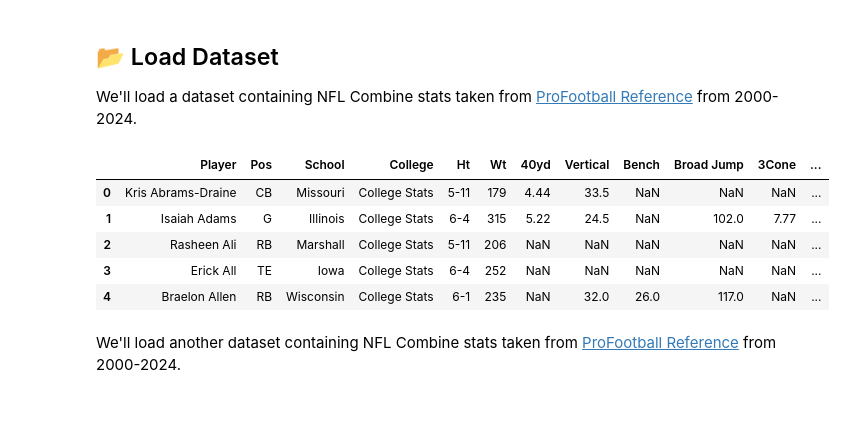
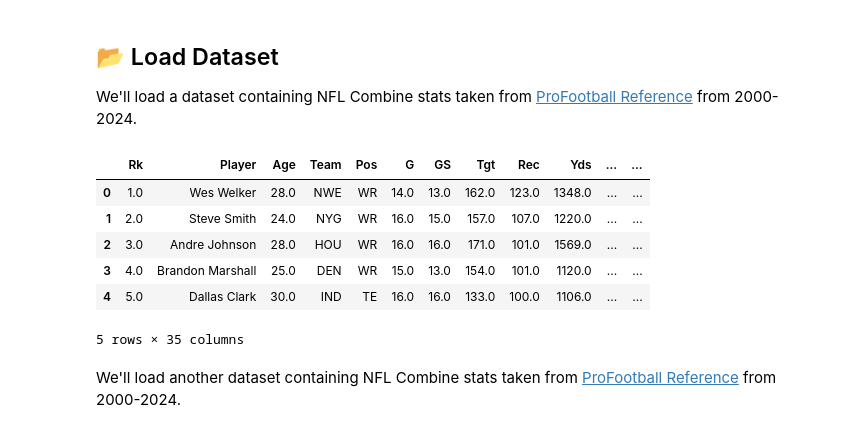
Before and after one commit to vidmt/msas-project, a Jupyter notebook: nfl_combine_analysis.ipynb, the cells around one changed output. Drawn from its saved outputs; the diff is of its cells as text; code cells hidden in the pictures.

```diff
--- a/nfl_combine_analysis.ipynb
+++ b/nfl_combine_analysis.ipynb
@@ -15,18 +15,19 @@ import glob
 We'll load a dataset containing NFL Combine stats taken from [ProFootball Reference](https://www.pro-football-reference.com/draft/2024-combine.htm) from 2000-2024.
 # %%
 # Load dataset (update with actual URL or file path)
-csv_files = glob.glob("data/2024.csv")
+csv_files = glob.glob("data/*.csv")
 
 df_list = [pd.read_csv(f) for f in csv_files]
 raw_combine_data = pd.concat(df_list, ignore_index=True)
 raw_combine_data.head()
 # %% [output]
-|  | Player | Pos | School | College | Ht | Wt | 40yd | Vertical | Bench | Broad Jump | 3Cone | ... |
-| 0 | Kris Abrams-Draine | CB | Missouri | College Stats | 5-11 | 179 | 4.44 | 33.5 | NaN | NaN | NaN | ... |
-| 1 | Isaiah Adams | G | Illinois | College Stats | 6-4 | 315 | 5.22 | 24.5 | NaN | 102.0 | 7.77 | ... |
-| 2 | Rasheen Ali | RB | Marshall | College Stats | 5-11 | 206 | NaN | NaN | NaN | NaN | NaN | ... |
-| 3 | Erick All | TE | Iowa | College Stats | 6-4 | 252 | NaN | NaN | NaN | NaN | NaN | ... |
-| 4 | Braelon Allen | RB | Wisconsin | College Stats | 6-1 | 235 | NaN | 32.0 | 26.0 | 117.0 | NaN | ... |
+|  | Rk | Player | Age | Team | Pos | G | GS | Tgt | Rec | Yds | ... | ... |
+| 0 | 1.0 | Wes Welker | 28.0 | NWE | WR | 14.0 | 13.0 | 162.0 | 123.0 | 1348.0 | ... | ... |
+| 1 | 2.0 | Steve Smith | 24.0 | NYG | WR | 16.0 | 15.0 | 157.0 | 107.0 | 1220.0 | ... | ... |
+| 2 | 3.0 | Andre Johnson | 28.0 | HOU | WR | 16.0 | 16.0 | 171.0 | 101.0 | 1569.0 | ... | ... |
+| 3 | 4.0 | Brandon Marshall | 25.0 | DEN | WR | 15.0 | 13.0 | 154.0 | 101.0 | 1120.0 | ... | ... |
+| 4 | 5.0 | Dallas Clark | 30.0 | IND | TE | 16.0 | 16.0 | 133.0 | 100.0 | 1106.0 | ... | ... |
+5 rows × 35 columns
 # %% [markdown]
 We'll load another dataset containing NFL Combine stats taken from [ProFootball Reference](https://www.pro-football-reference.com/years/2024/receiving.htm) from 2000-2024.
 # %%
```
Also changed, not shown: parts of 3 cells of this notebook.
